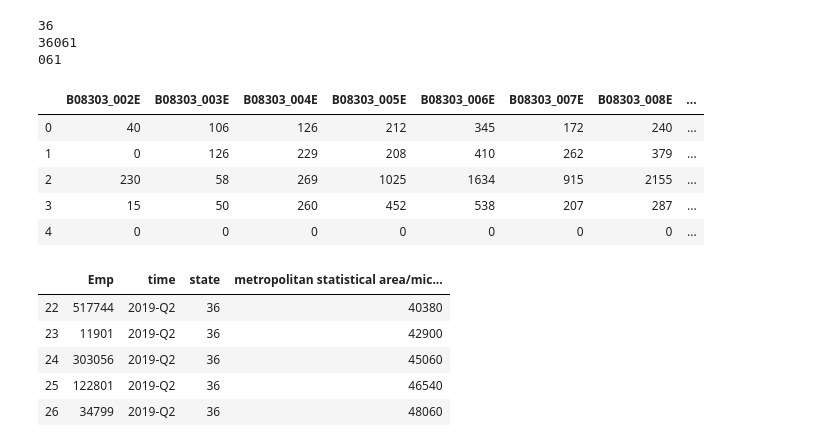
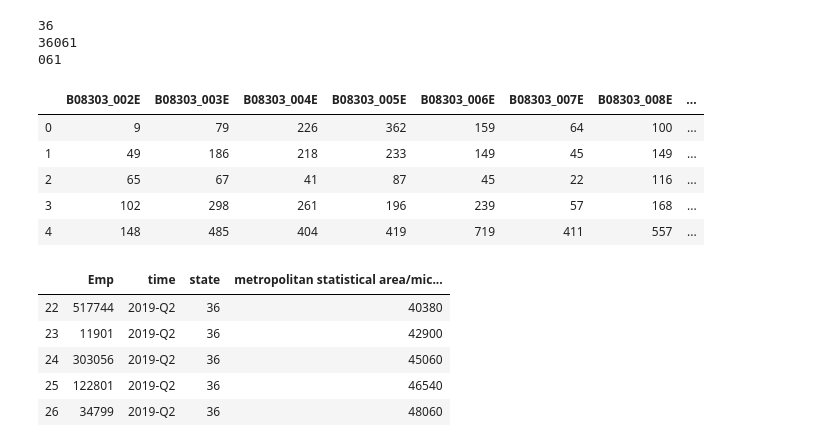
Before and after one commit to tolaoniyangi/capstone, a Jupyter notebook: capstone working.ipynb, the cells around one changed output. Cells and saved outputs as stored; diff of their text form; code cells hidden in the pictures.

```diff
--- a/capstone working.ipynb
+++ b/capstone working.ipynb
@@ -248,54 +248,54 @@ pop_sex = 'B01003_001E,B01001_002E,B01001_026E'
 household_type = 'B11001_002E,B11001_007E'
 education = 'B15003_001E,B15003_017E,B15003_018E,B15003_019E,B15003_020E,B15003_021E,B15003_022E,B15003_023E,B15003_024E,B15003_025E'
 household_income = 'B19001_002E,B19001_003E,B19001_004E,B19001_005E,B19001_006E,B19001_007E,B19001_008E,B19001_009E,B19001_010E,B19001_011E,B19001_012E,B19001_013E,B19001_014E,B19001_015E,B19001_016E,B19001_017E'
-means_of_transport = 'B08301_001E,B08301_002E,B08301_003E,B08301_003E,B08301_010E,B08301_016E,B08301_017E,B08301_018E,B08301_019E,B08301_021E'
+means_of_transport = 'B08301_002E,B08301_003E,B08301_003E,B08301_010E,B08301_016E,B08301_017E,B08301_018E,B08301_019E,B08301_020E,B08301_021E'
 travel_time = 'B08303_002E,B08303_003E,B08303_004E,B08303_005E,B08303_006E,B08303_007E,B08303_008E,B08303_009E,B08303_010E,B08303_011E,B08303_012E,B08303_013E'
 
 # api call using variables instead of directly is way easier
-pop_sex_url = f'{acs_url}?&get={pop_sex}&for=tract:*&in=state:{state}%20county:{county}&key={api_key}'
-household_type_url = f'{acs_url}?&get={household_type}&for=tract:*&in=state:{state}%20county:{county}&key={api_key}'
-education_url = f'{acs_url}?&get={education}&for=tract:*&in=state:{state}%20county:{county}&key={api_key}'
-household_income_url = f'{acs_url}?&get={household_income}&for=tract:*&in=state:{state}%20county:{county}&key={api_key}'
-means_of_transport_url = f'{acs_url}?&get={means_of_transport}&for=tract:*&in=state:{state}%20county:{county}&key={api_key}'
-travel_time_url = f'{acs_url}?&get={travel_time}&for=tract:*&in=state:{state}%20county:{county}&key={api_key}'
+pop_sex_url = f'{acs_url}?&get={pop_sex}&for=tract:*&in=state:{state}%20county:*&key={api_key}'
+household_type_url = f'{acs_url}?&get={household_type}&for=tract:*&in=state:{state}%20county:*&key={api_key}'
+education_url = f'{acs_url}?&get={education}&for=tract:*&in=state:{state}%20county:*&key={api_key}'
+household_income_url = f'{acs_url}?&get={household_income}&for=tract:*&in=state:{state}%20county:*&key={api_key}'
+means_of_transport_url = f'{acs_url}?&get={means_of_transport}&for=tract:*&in=state:{state}%20county:*&key={api_key}'
+travel_time_url = f'{acs_url}?&get={travel_time}&for=tract:*&in=state:{state}%20county:*&key={api_key}'
 
 response_acs1=requests.get(pop_sex_url)
 response_acs2=requests.get(household_type_url)
 response_acs3=requests.get(education_url)
 response_acs4=requests.get(household_income_url)
 response_acs5=requests.get(means_of_transport_url)
 response_acs6=requests.get(travel_time_url)
 # print(response_acs.text)
 
 #load the response into a JSON
 data_acs1=response_acs1.json()
 data_acs2=response_acs2.json()
 data_acs3=response_acs3.json()
 data_acs4=response_acs4.json()
 data_acs5=response_acs5.json()
 data_acs6=response_acs6.json()
 
 #ignoring the first element which is column names, replacing columns with the columns from the table
 acs1=pd.DataFrame(data_acs1[1:], columns=data_acs1[0])
 acs2=pd.DataFrame(data_acs2[1:], columns=data_acs2[0])
 acs3=pd.DataFrame(data_acs3[1:], columns=data_acs3[0])
 acs4=pd.DataFrame(data_acs4[1:], columns=data_acs4[0])
 acs5=pd.DataFrame(data_acs5[1:], columns=data_acs5[0])
 acs6=pd.DataFrame(data_acs6[1:], columns=data_acs6[0])
 
 acs1.head()
 acs2.head()
 acs3.head()
 acs4.head()
 acs5.head()
 acs6.head()
 # %% [output]
 |  | B08303_002E | B08303_003E | B08303_004E | B08303_005E | B08303_006E | B08303_007E | B08303_008E | ... |
-| 0 | 40 | 106 | 126 | 212 | 345 | 172 | 240 | ... |
-| 1 | 0 | 126 | 229 | 208 | 410 | 262 | 379 | ... |
-| 2 | 230 | 58 | 269 | 1025 | 1634 | 915 | 2155 | ... |
-| 3 | 15 | 50 | 260 | 452 | 538 | 207 | 287 | ... |
-| 4 | 0 | 0 | 0 | 0 | 0 | 0 | 0 | ... |
+| 0 | 9 | 79 | 226 | 362 | 159 | 64 | 100 | ... |
+| 1 | 49 | 186 | 218 | 233 | 149 | 45 | 149 | ... |
+| 2 | 65 | 67 | 41 | 87 | 45 | 22 | 116 | ... |
+| 3 | 102 | 298 | 261 | 196 | 239 | 57 | 168 | ... |
+| 4 | 148 | 485 | 404 | 419 | 719 | 411 | 557 | ... |
 # %%
 #Downloading census 1
 
```
Also changed, not shown: parts of 9 cells of this notebook, 1 other file.
